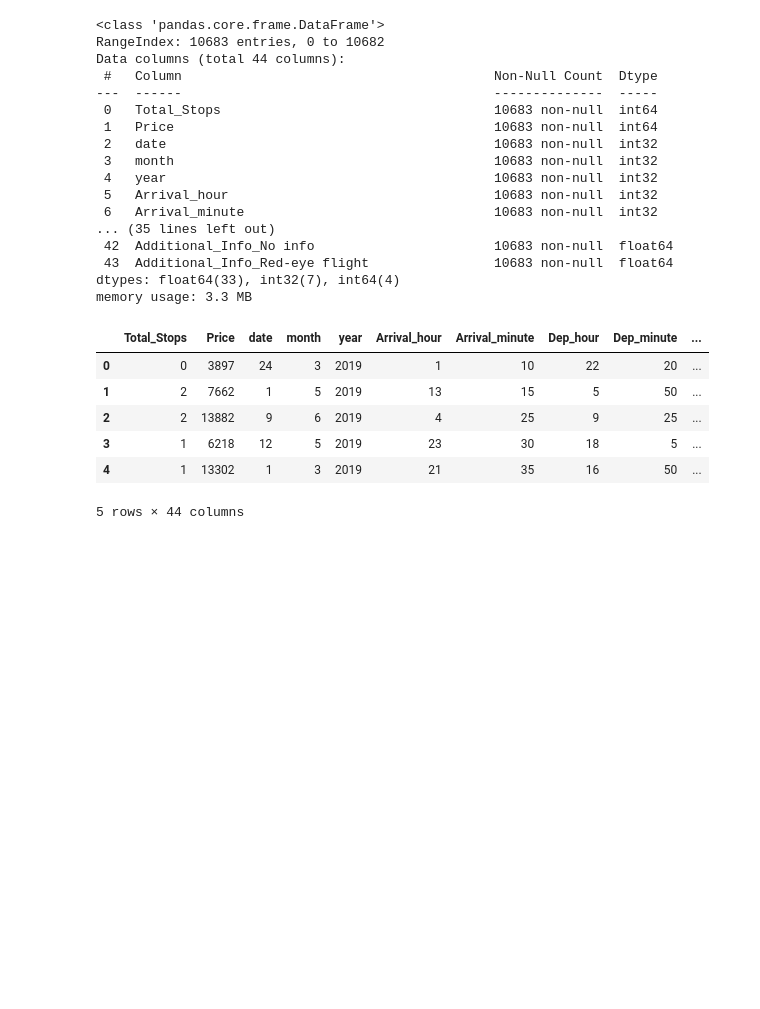
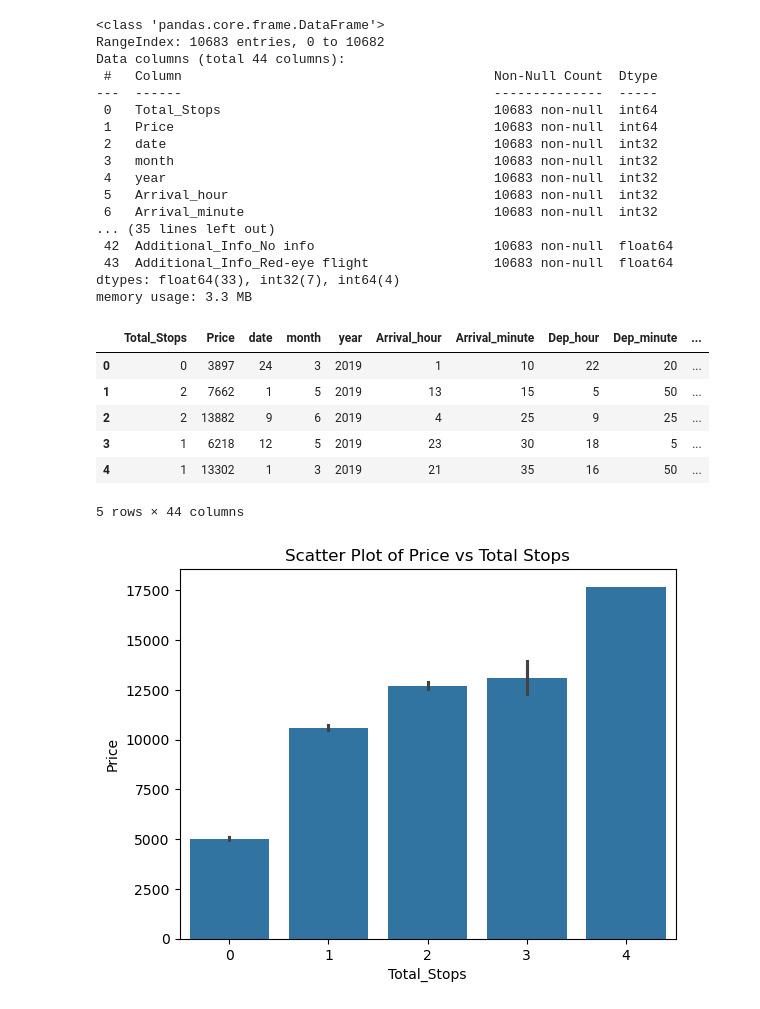
Before and after one commit to zai225/Flight-Price-Prediction-EDA-Feature-Engineering-, a Jupyter notebook: flight_price_prediction.ipynb, the cells around one changed output. Cells and saved outputs as stored; diff of their text form; code cells hidden in the pictures; blank space fills up the shorter version.

```diff
--- a/flight_price_prediction.ipynb
+++ b/flight_price_prediction.ipynb
@@ -394,3 +397,9 @@ df.head()
 | 3 | 1 | 6218 | 12 | 5 | 2019 | 23 | 30 | 18 | 5 | ... |
 | 4 | 1 | 13302 | 1 | 3 | 2019 | 21 | 35 | 16 | 50 | ... |
 5 rows × 44 columns
+# %%
+sns.barplot(x='Total_Stops', y='Price', data=df)
+plt.title("Scatter Plot of Price vs Total Stops")
+plt.show()
+# %% [output]
+[figure, added]
```
Also changed, not shown: parts of 5 cells of this notebook.
